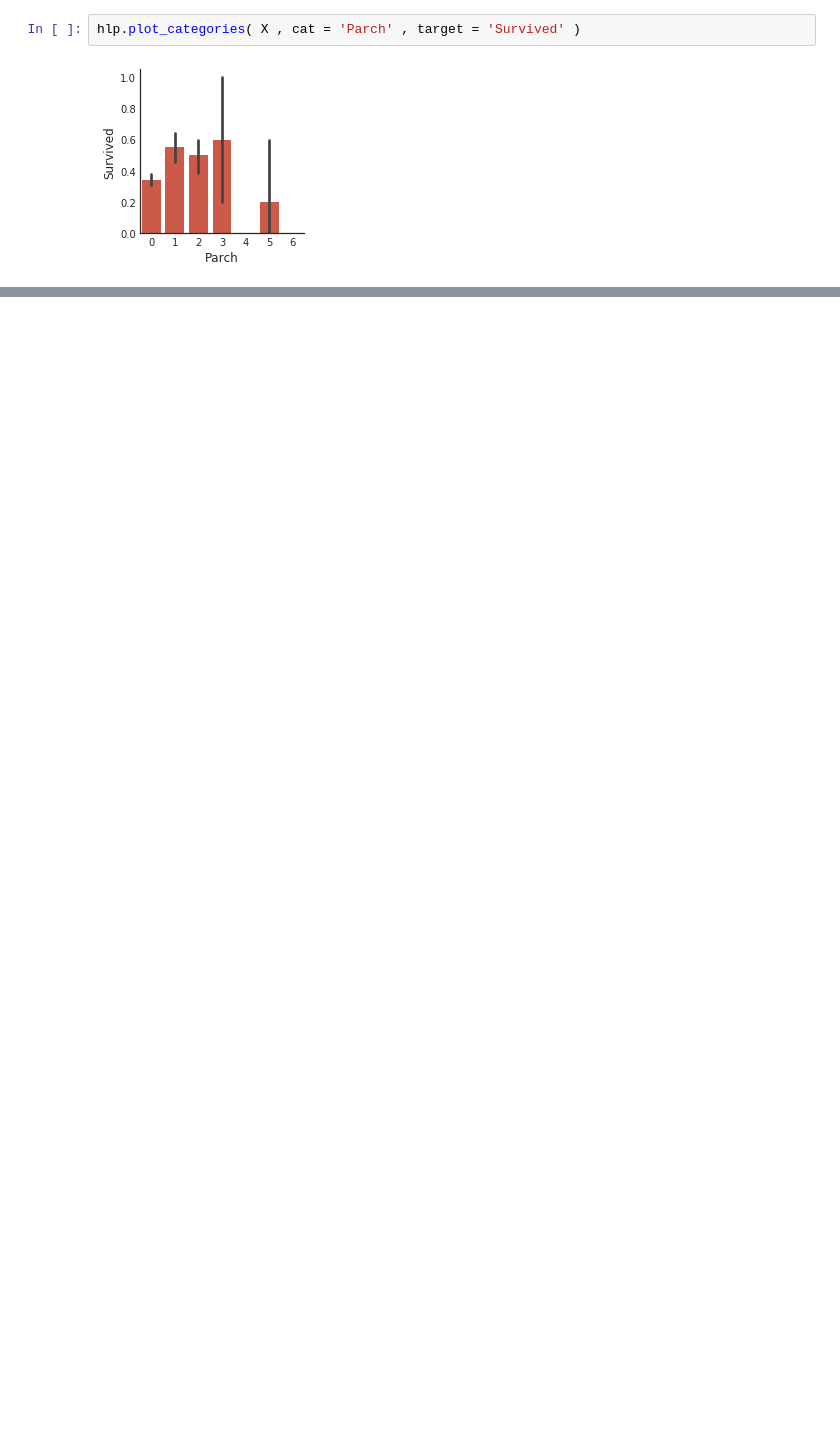
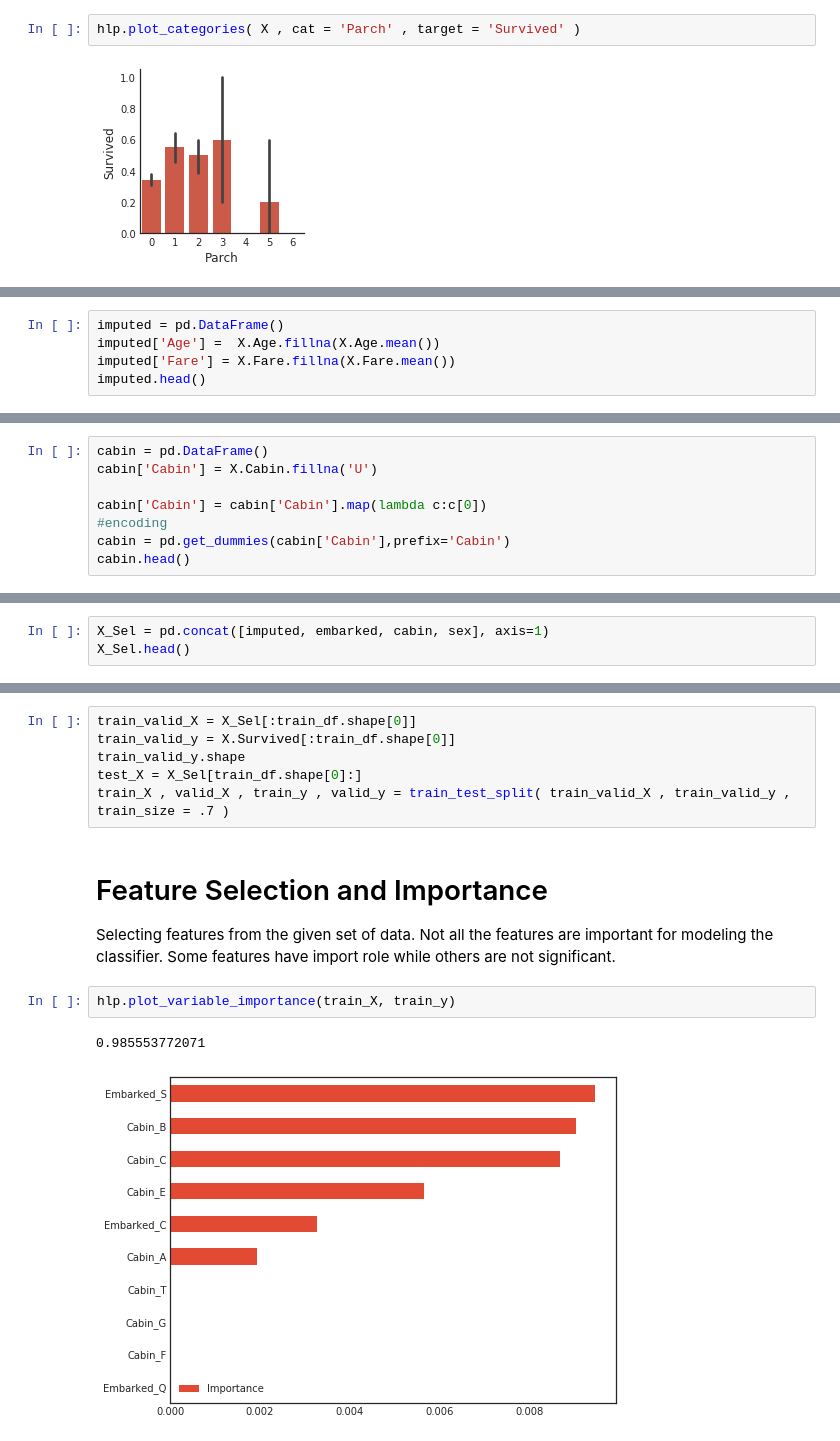
Before and after one commit to ahafizk/AI-ML-DS, a Jupyter notebook: titanic_sink/analysis/Helper_Plotter.ipynb, the cells around one changed output, grey strips where cells are left out. Cells and saved outputs as stored; diff of their text form; blank space fills up the shorter version.

```diff
--- a/titanic_sink/analysis/Helper_Plotter.ipynb
+++ b/titanic_sink/analysis/Helper_Plotter.ipynb
@@ -201,0 +248,5 @@ hlp.plot_categories( X , cat = 'SibSp' , target = 'Survived' )
+# %%
+imputed = pd.DataFrame()
+imputed['Age'] =  X.Age.fillna(X.Age.mean())
+imputed['Fare'] = X.Fare.fillna(X.Fare.mean())
+imputed.head()
@@ -201,0 +305,8 @@ hlp.plot_categories( X , cat = 'SibSp' , target = 'Survived' )
+# %%
+cabin = pd.DataFrame()
+cabin['Cabin'] = X.Cabin.fillna('U')
+
+cabin['Cabin'] = cabin['Cabin'].map(lambda c:c[0])
+#encoding
+cabin = pd.get_dummies(cabin['Cabin'],prefix='Cabin')
+cabin.head()
@@ -201,0 +368,3 @@ hlp.plot_categories( X , cat = 'SibSp' , target = 'Survived' )
+# %%
+X_Sel = pd.concat([imputed, embarked, cabin, sex], axis=1)
+X_Sel.head()
@@ -201,0 +378,14 @@ hlp.plot_categories( X , cat = 'SibSp' , target = 'Survived' )
+# %%
+train_valid_X = X_Sel[:train_df.shape[0]]
+train_valid_y = X.Survived[:train_df.shape[0]]
+train_valid_y.shape
+test_X = X_Sel[train_df.shape[0]:]
+train_X , valid_X , train_y , valid_y = train_test_split( train_valid_X , train_valid_y , train_size = .7 )
+# %% [markdown]
+# Feature Selection and Importance
+Selecting features from the given set of data. Not all the features are important for modeling the classifier. Some features have import role while others are not significant.
+# %%
+hlp.plot_variable_importance(train_X, train_y)
+# %% [output]
+0.985553772071
+[figure, added]
```
Also changed, not shown: parts of 32 cells of this notebook.
